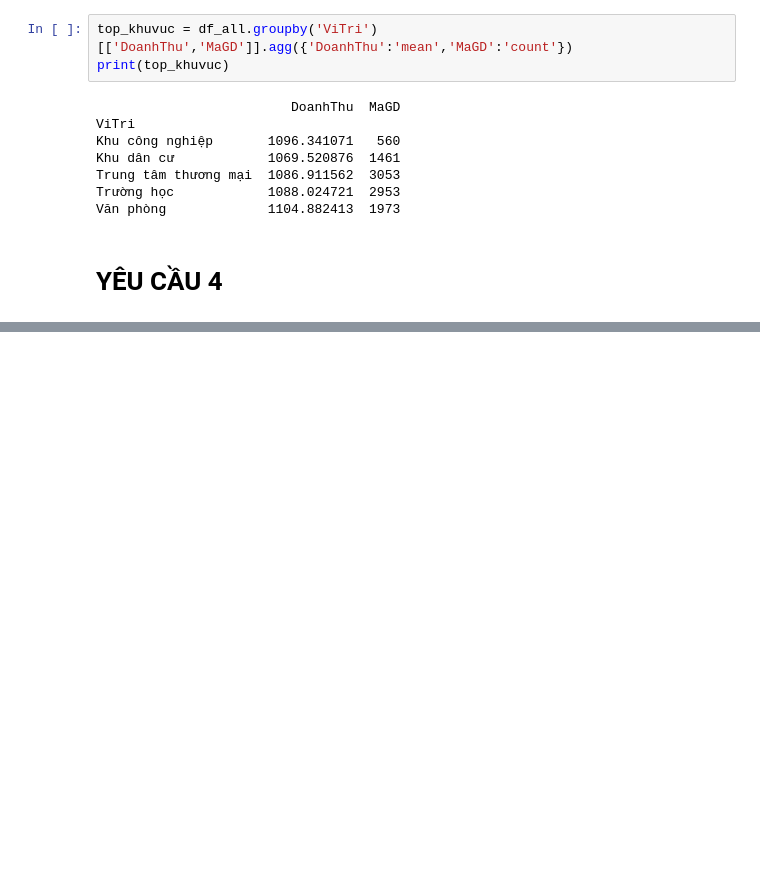
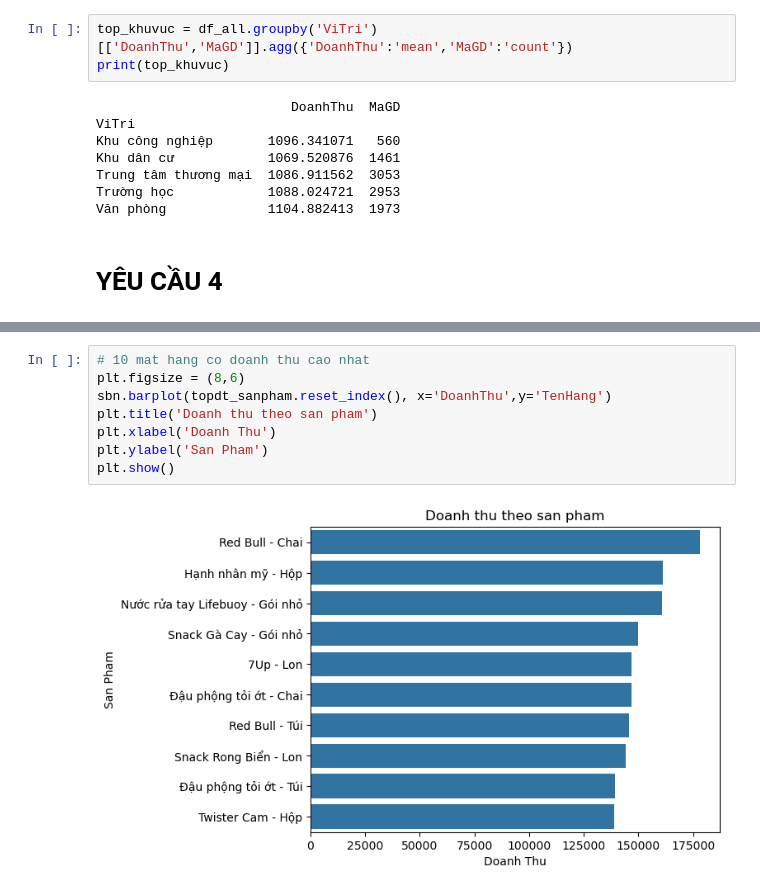
Before and after one commit to anhoang0502/PT_DoanhThu_chuoi_cua_hang_tien_loi, a Jupyter notebook: btvn.ipynb, the cells around one changed output, grey strips where cells are left out. Cells and saved outputs as stored; diff of their text form; blank space fills up the shorter version.

```diff
--- a/btvn.ipynb
+++ b/btvn.ipynb
@@ -452,0 +596,10 @@ Văn phòng             1104.882413  1973
+# %%
+# 10 mat hang co doanh thu cao nhat
+plt.figsize = (8,6)
+sbn.barplot(topdt_sanpham.reset_index(), x='DoanhThu',y='TenHang')
+plt.title('Doanh thu theo san pham')
+plt.xlabel('Doanh Thu')
+plt.ylabel('San Pham')
+plt.show()
+# %% [output]
+[figure, added]
```
Also changed, not shown: parts of 19 cells of this notebook.
